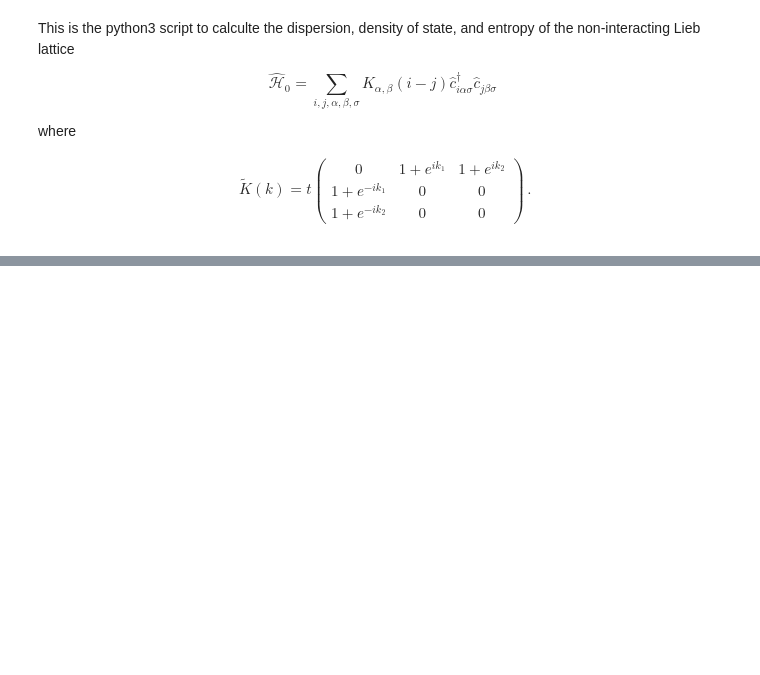
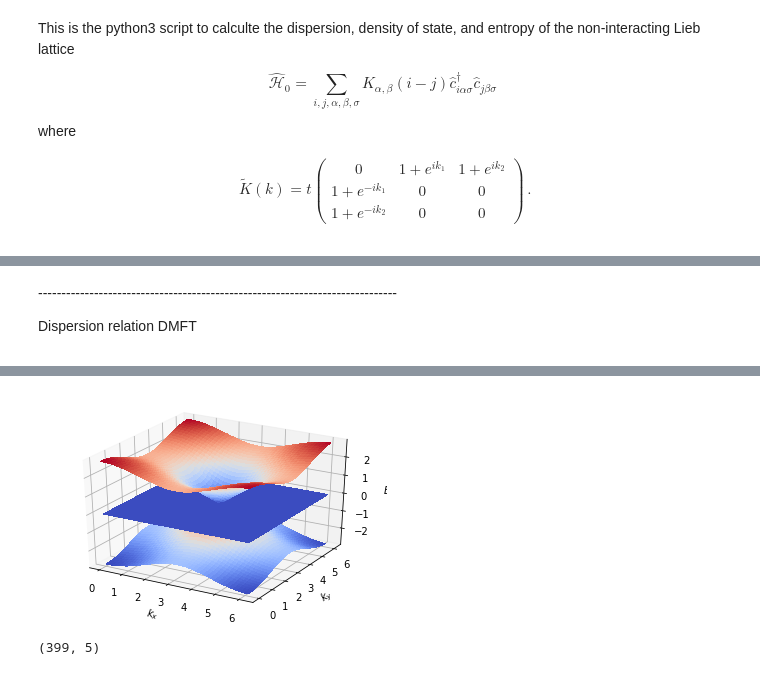
Before and after one commit to kumarjnc/CODE, a Jupyter notebook: main.ipynb, the cells around one changed output, grey strips where cells are left out. Drawn from its saved outputs; the diff is of its cells as text; code cells hidden in the pictures; blank space fills up the shorter version.

```diff
--- a/main.ipynb
+++ b/main.ipynb
@@ -62,10 +66,13 @@ print (kvecs.shape)
+# %% [markdown]
+<p>-----------------------------------------------------------------------------<p>
+<p> Dispersion relation DMFT <p>
 # %%
 X,Y=np.meshgrid(kvecs[:,0],kvecs[:,1])
-Zup=dispersion_data[:,0].reshape(20,20)
-Zdw=dispersion_data[:,1].reshape(20,20)
-Zflat=dispersion_data[:,2].reshape(20,20)
+Zup=dispersion_data[:,0].reshape(40,40)
+Zdw=dispersion_data[:,1].reshape(40,40)
+Zflat=dispersion_data[:,2].reshape(40,40)
 # %%
-%matplotlib notebook
+#%matplotlib notebook
 from matplotlib import interactive
 interactive(True)
 from mpl_toolkits.mplot3d import Axes3D
@@ -75,6 +82,10 @@ from matplotlib.ticker import LinearLocator, FormatStrFormatter
 fig = plt.figure()
 ax = fig.gca(projection='3d')
 # Plot the surface.
+ax.set_xlabel('$k_x$')
+ax.set_ylabel('$k_y$')
+ax.set_zlabel('$E$')
+
 
 surf = ax.plot_surface(X, Y,Zup, cmap=cm.coolwarm,
                        linewidth=0, antialiased=False)
@@ -88,0 +98,6 @@ plt.show()
+[figure, added]
+# %%
+dos_data=np.loadtxt("dos.dat")
+print (dos_data.shape)
+# %% [output]
+(399, 5)
```
Also changed, not shown: parts of 8 cells of this notebook, 4 other files.
